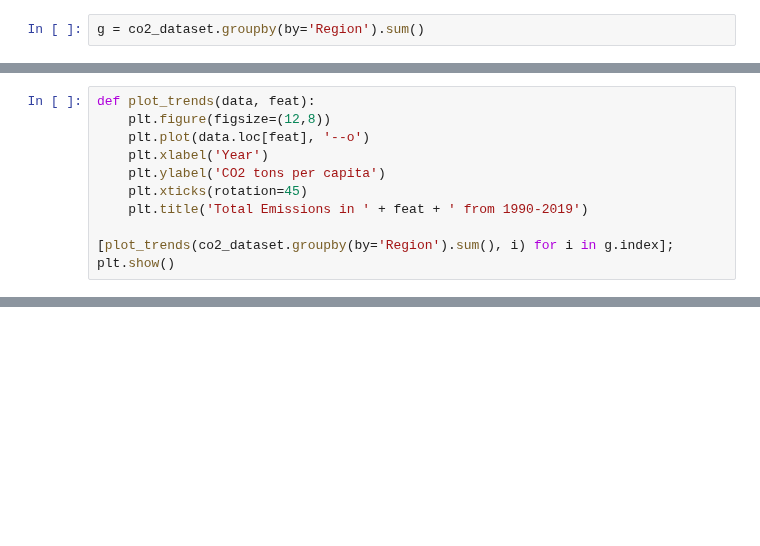
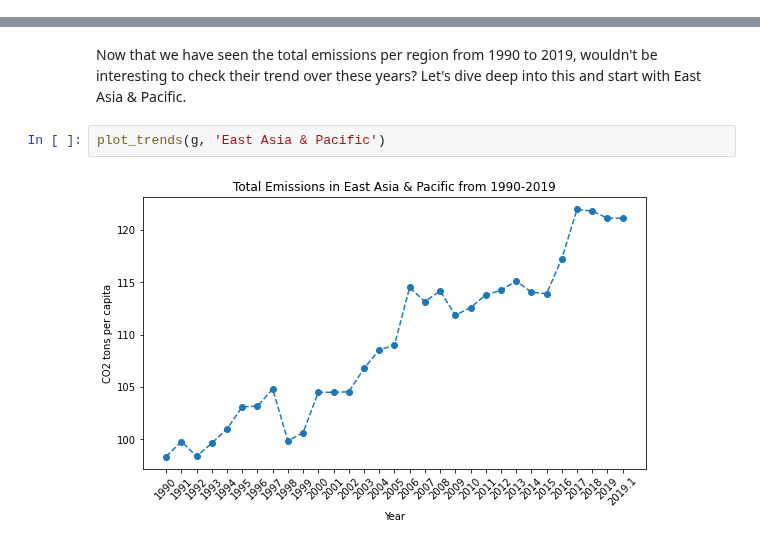
Before and after one commit to pablo-git8/Springboard-DS-Career-Track, a Jupyter notebook: Unit20-3_Craft_Story/Dataset_Storytelling.ipynb, the cells around one changed output, grey strips where cells are left out. Drawn from its saved outputs; the diff is of its cells as text; blank space fills up the shorter version.

```diff
--- a/Unit20-3_Craft_Story/Dataset_Storytelling.ipynb
+++ b/Unit20-3_Craft_Story/Dataset_Storytelling.ipynb
@@ -51,2 +0,0 @@ Plotting basic graphs grouped by region
-# %%
-g = co2_dataset.groupby(by='Region').sum()
@@ -60,11 +0,0 @@ Index(['East Asia & Pacific', 'Europe & Central Asia',
-# %%
-def plot_trends(data, feat):
-    plt.figure(figsize=(12,8))
-    plt.plot(data.loc[feat], '--o')
-    plt.xlabel('Year')
-    plt.ylabel('CO2 tons per capita')
-    plt.xticks(rotation=45)
-    plt.title('Total Emissions in ' + feat + ' from 1990-2019')
-
-[plot_trends(co2_dataset.groupby(by='Region').sum(), i) for i in g.index];
-plt.show()
@@ -240,0 +21,6 @@ There are only three countries above 671 tons emitted 1990 to 2019: Bahrain, Qat
+# %% [markdown]
+Now that we have seen the total emissions per region from 1990 to 2019, wouldn't be interesting to check their trend over these years? Let's dive deep into this and start with East Asia & Pacific.
+# %%
+plot_trends(g, 'East Asia & Pacific')
+# %% [output]
+[figure, added]
```
Also changed, not shown: parts of 69 cells of this notebook.
